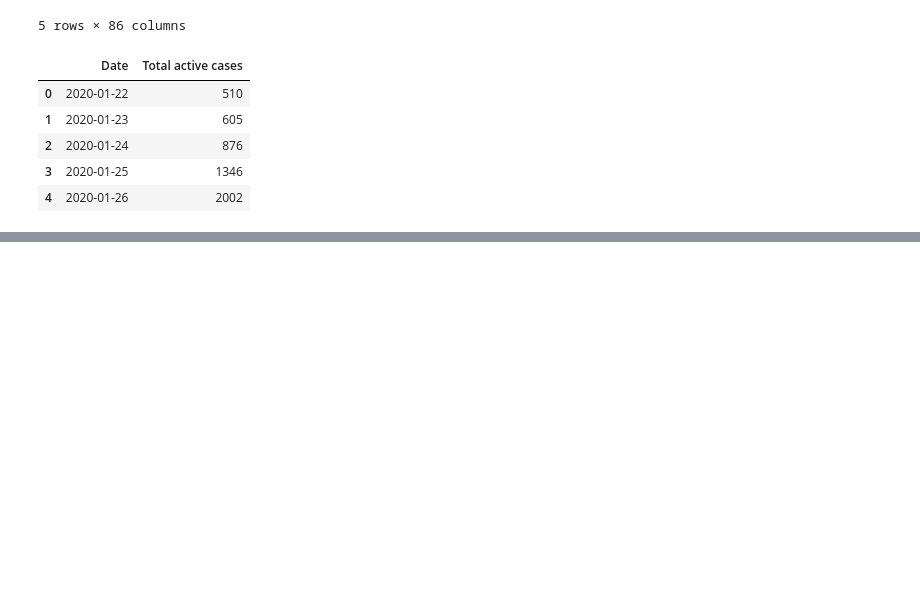
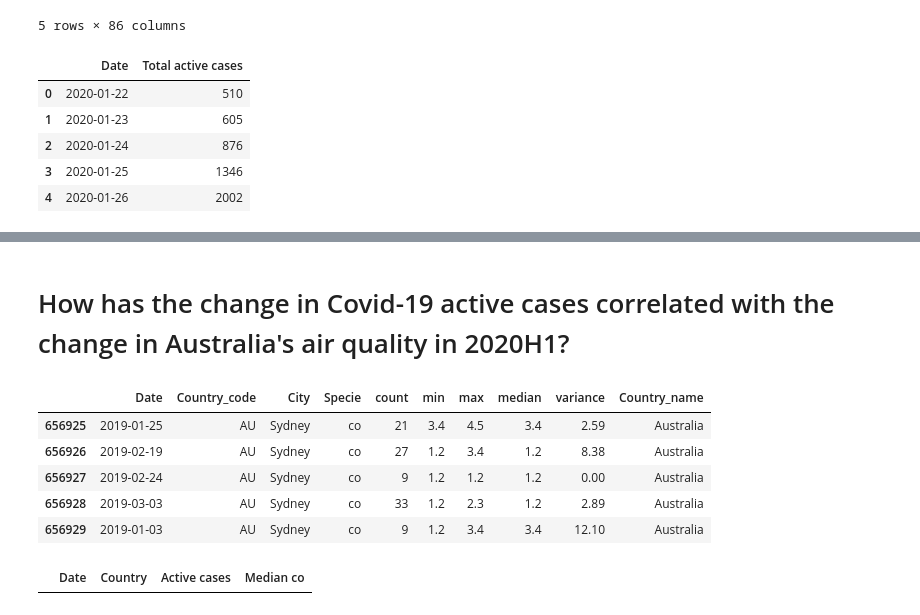
Before and after one commit to firdausmehta/COVID19-Global-Air-Quality, a Jupyter notebook: Clean_Data_Firdaus.ipynb, the cells around one changed output, grey strips where cells are left out. Cells and saved outputs as stored; diff of their text form; code cells hidden in the pictures; blank space fills up the shorter version.

Commit message:
Update Clean_Data-Firdaus

```diff
--- a/Clean_Data_Firdaus.ipynb
+++ b/Clean_Data_Firdaus.ipynb
@@ -657,3 +658,7 @@ total_active_world_covid.head()
 | 4 | 2020-01-26 | 2002 |
 # %%
 total_active_world_covid.to_csv("output_csv/active_world_covid.csv", index=False)
+# %%
+# Import the air data for the 85 countries
+world_air = pd.read_csv("output_csv/clean_world_air.csv", parse_dates=True)
+world_air.head()
@@ -659,0 +693,3 @@ total_active_world_covid.to_csv("output_csv/active_world_covid.csv", index=False
+# %%
+# Change the data type of the Date column into datetime
+world_air['Date'] = world_air['Date'].astype('datetime64[ns]')
@@ -659,0 +853,19 @@ total_active_world_covid.to_csv("output_csv/active_world_covid.csv", index=False
+# %% [markdown]
+# How has the change in Covid-19 active cases correlated with the change in Australia's air quality in 2020H1?
+# %%
+# Filter the air data for Australia
+au_air_df = world_air[world_air["Country_code"]=="AU"].copy()
+au_air_df.head()
+# %% [output]
+|  | Date | Country_code | City | Specie | count | min | max | median | variance | Country_name |
+| 656925 | 2019-01-25 | AU | Sydney | co | 21 | 3.4 | 4.5 | 3.4 | 2.59 | Australia |
+| 656926 | 2019-02-19 | AU | Sydney | co | 27 | 1.2 | 3.4 | 1.2 | 8.38 | Australia |
+| 656927 | 2019-02-24 | AU | Sydney | co | 9 | 1.2 | 1.2 | 1.2 | 0.00 | Australia |
+| 656928 | 2019-03-03 | AU | Sydney | co | 33 | 1.2 | 2.3 | 1.2 | 2.89 | Australia |
+| 656929 | 2019-01-03 | AU | Sydney | co | 9 | 1.2 | 3.4 | 3.4 | 12.10 | Australia |
+# %%
+# Create a merged data frame for median CO data and covid active cases for Australia based on shared date
+au_air_covid_co = world_air_covid_each_specie(airdf=au_air_df, specie="co", covid_df=active_au_covid)
+au_air_covid_co.head()
+# %% [output]
+|  | Date | Country | Active cases | Median co |
```
Also changed, not shown: parts of 16 cells of this notebook, 2 other files.
